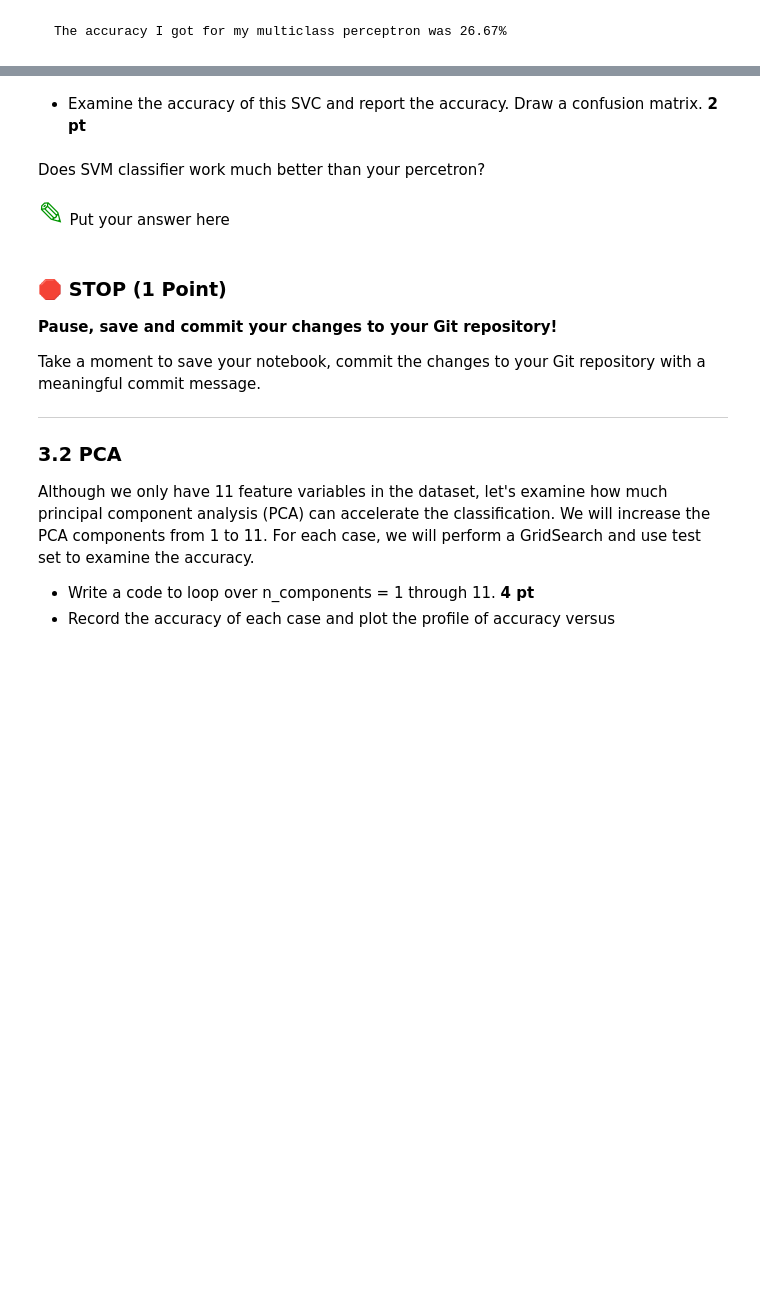
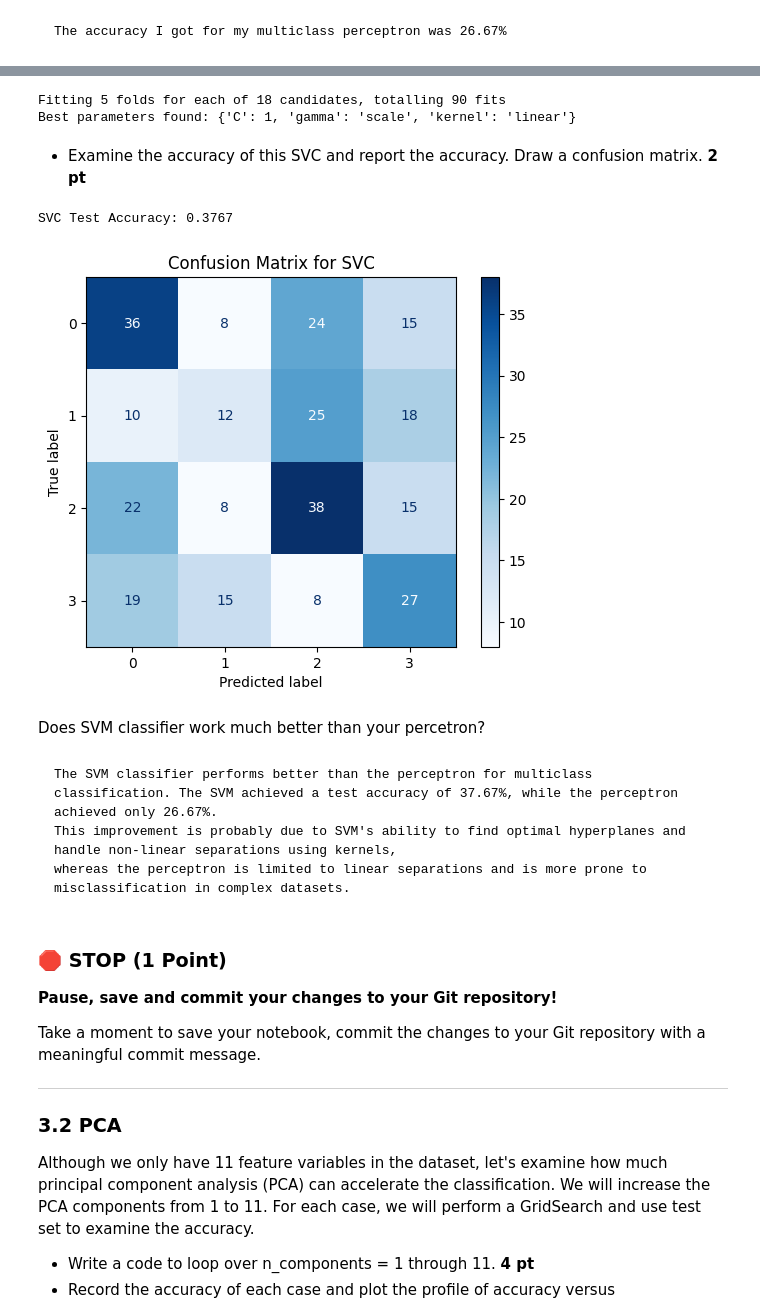
Before and after one commit to KlutzyFella/CMSE202-f25-turnin, a Jupyter notebook: hw-04/HW-04_Perceptron_SVM_STUDENT.ipynb, the cells around one changed output, grey strips where cells are left out. Drawn from its saved outputs; the diff is of its cells as text; code cells hidden in the pictures; blank space fills up the shorter version.

````diff
--- a/hw-04/HW-04_Perceptron_SVM_STUDENT.ipynb
+++ b/hw-04/HW-04_Perceptron_SVM_STUDENT.ipynb
@@ -513,14 +516,71 @@ Let's re-use the customer category data. There are five caterogies with multiple
 * Complete GridSearch to extract best parameters gets **5 pt**.
 # %%
 # put your code here.
+
+# Features and labels
+X = telecust_data.drop('custcat', axis=1).values
+y = telecust_data['custcat'].values
+
+# Select only the first 200 samples for GridSearch
+X_small = X[:200]
+y_small = y[:200]
+
+param_grid = {
+    'C': [0.1, 1, 10],
+    'kernel': ['linear', 'rbf', 'poly'],
+    'gamma': ['scale', 'auto']
+}
+
+# Initialize SVM classifier
+svc = svm.SVC()
+
+# Set up GridSearchCV
+grid_search = GridSearchCV(svc, param_grid, cv=5, verbose=2, n_jobs=-1)
+
+# Perform GridSearch
+grid_search.fit(X_small, y_small)
+
+# Print the best parameters
+print("Best parameters found:", grid_search.best_params_)
+# %% [output]
+Fitting 5 folds for each of 18 candidates, totalling 90 fits
+Best parameters found: {'C': 1, 'gamma': 'scale', 'kernel': 'linear'}
 # %% [markdown]
 * Examine the accuracy of this SVC and report the accuracy. Draw a confusion matrix. **2 pt**
 # %%
 # put your code here
+
+# Create SVM with best parameters from GridSearch
+best_svm = svm.SVC(C=1, kernel='linear', gamma='scale')
+
+# Train on full training set (X_train, y_train)
+best_svm.fit(X_train, y_train)
+
+# Predict labels on the test set
+y_pred = best_svm.predict(X_test)
+
+accuracy = accuracy_score(y_test, y_pred)
+print(f"SVC Test Accuracy: {accuracy:.4f}")
+# %% [output]
+SVC Test Accuracy: 0.3767
+# %%
+# Confusion matrix
+unique_labels = np.unique(np.concatenate((y_test, y_pred)))
+cm = confusion_matrix(y_test, y_pred, labels=unique_labels)
+disp = ConfusionMatrixDisplay(confusion_matrix=cm, display_labels=unique_labels)
+disp.plot(cmap=plt.cm.Blues)
+plt.title('Confusion Matrix for SVC')
+plt.show()
+# %% [output]
+[figure, added]
 # %% [markdown]
 Does SVM classifier work much better than your percetron?
 # %% [markdown]
-<font size=6 color="#009600">&#9998;</font> Put your answer here
+```
+The SVM classifier performs better than the perceptron for multiclass classification. The SVM achieved a test accuracy of 37.67%, while the perceptron achieved only 26.67%.
+This improvement is probably due to SVM's ability to find optimal hyperplanes and handle non-linear separations using kernels,
+whereas the perceptron is limited to linear separations and is more prone to misclassification in complex datasets.
+```
 # %% [markdown]
 ### &#128721; STOP (1 Point)
 **Pause, save and commit your changes to your Git repository!**
````
Also changed, not shown: parts of 1 cell of this notebook.
